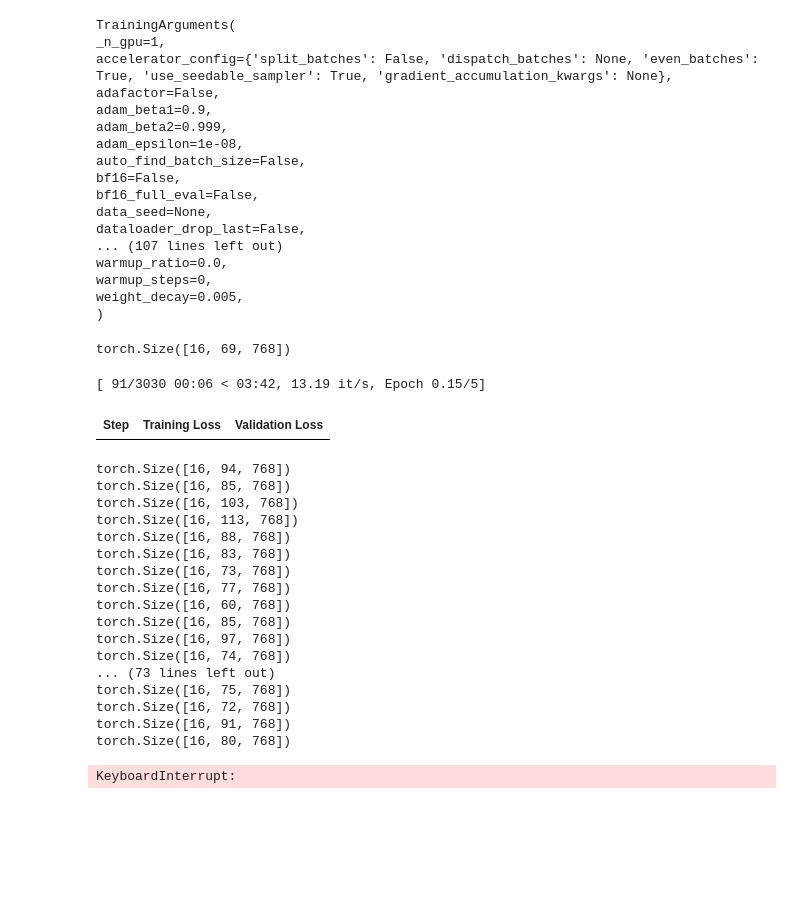
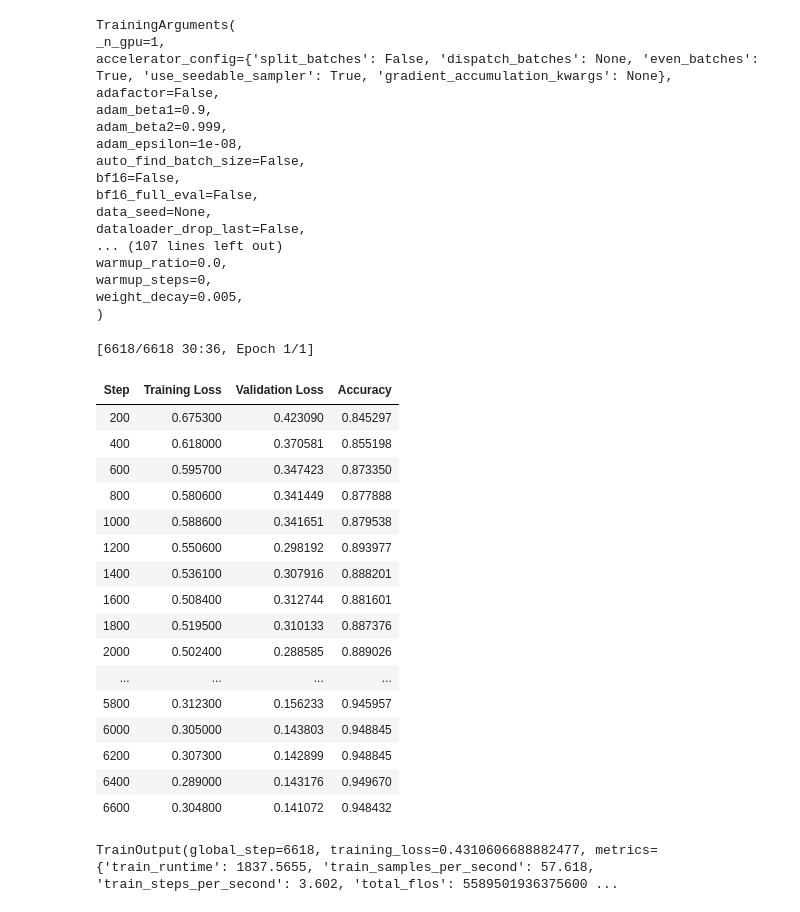
Before and after one commit to Misaka-No-10032/CSCI567-Project, a Jupyter notebook: xlm_roberta.ipynb, the cells around one changed output. Drawn from its saved outputs; the diff is of its cells as text; code cells hidden in the pictures; blank space fills up the shorter version.

```diff
--- a/xlm_roberta.ipynb
+++ b/xlm_roberta.ipynb
@@ -344,38 +385,46 @@ weight_decay=0.005,
 # %%
 trainer = Trainer(
     model=model,
     args=train_args,
     data_collator=data_collator,
     train_dataset=data["train"],
     eval_dataset=data["val"],
     tokenizer=tokenizer,
     compute_metrics=compute_metrics,
-    callbacks=[EarlyStoppingCallback(3)],
 )
 
+# trainer = Trainer(
+#     model=model,
+#     args=train_args,
+#     data_collator=data_collator,
+#     train_dataset=data["train"],
+#     eval_dataset=data["val"],
+#     tokenizer=tokenizer,
+#     compute_metrics=compute_metrics,
+#     callbacks=[EarlyStoppingCallback(3)],
+# )
+
 trainer.train()
 # %% [output]
-torch.Size([16, 69, 768])
+[6618/6618 30:36, Epoch 1/1]
+| Step | Training Loss | Validation Loss | Accuracy |
+| 200 | 0.675300 | 0.423090 | 0.845297 |
+| 400 | 0.618000 | 0.370581 | 0.855198 |
+| 600 | 0.595700 | 0.347423 | 0.873350 |
+| 800 | 0.580600 | 0.341449 | 0.877888 |
+| 1000 | 0.588600 | 0.341651 | 0.879538 |
+| 1200 | 0.550600 | 0.298192 | 0.893977 |
+| 1400 | 0.536100 | 0.307916 | 0.888201 |
+| 1600 | 0.508400 | 0.312744 | 0.881601 |
+| 1800 | 0.519500 | 0.310133 | 0.887376 |
+| 2000 | 0.502400 | 0.288585 | 0.889026 |
+| ... | ... | ... | ... |
+| 5800 | 0.312300 | 0.156233 | 0.945957 |
+| 6000 | 0.305000 | 0.143803 | 0.948845 |
+| 6200 | 0.307300 | 0.142899 | 0.948845 |
+| 6400 | 0.289000 | 0.143176 | 0.949670 |
+| 6600 | 0.304800 | 0.141072 | 0.948432 |
-[ 91/3030 00:06 < 03:42, 13.19 it/s, Epoch 0.15/5]
+TrainOutput(global_step=6618, training_loss=0.4310606688882477, metrics={'train_runtime': 1837.5655, 'train_samples_per_second': 57.618, 'train_steps_per_second': 3.602, 'total_flos': 5589501936375600 ...
-| Step | Training Loss | Validation Loss |
-torch.Size([16, 94, 768])
-torch.Size([16, 85, 768])
-torch.Size([16, 103, 768])
-torch.Size([16, 113, 768])
-torch.Size([16, 88, 768])
-torch.Size([16, 83, 768])
-torch.Size([16, 73, 768])
-torch.Size([16, 77, 768])
-torch.Size([16, 60, 768])
-torch.Size([16, 85, 768])
-torch.Size([16, 97, 768])
-torch.Size([16, 74, 768])
-... (73 lines left out)
-torch.Size([16, 75, 768])
-torch.Size([16, 72, 768])
-torch.Size([16, 91, 768])
-torch.Size([16, 80, 768])
-KeyboardInterrupt:
 # %%
 log = trainer.state.log_history
 log
```
Also changed, not shown: parts of 13 cells of this notebook.
